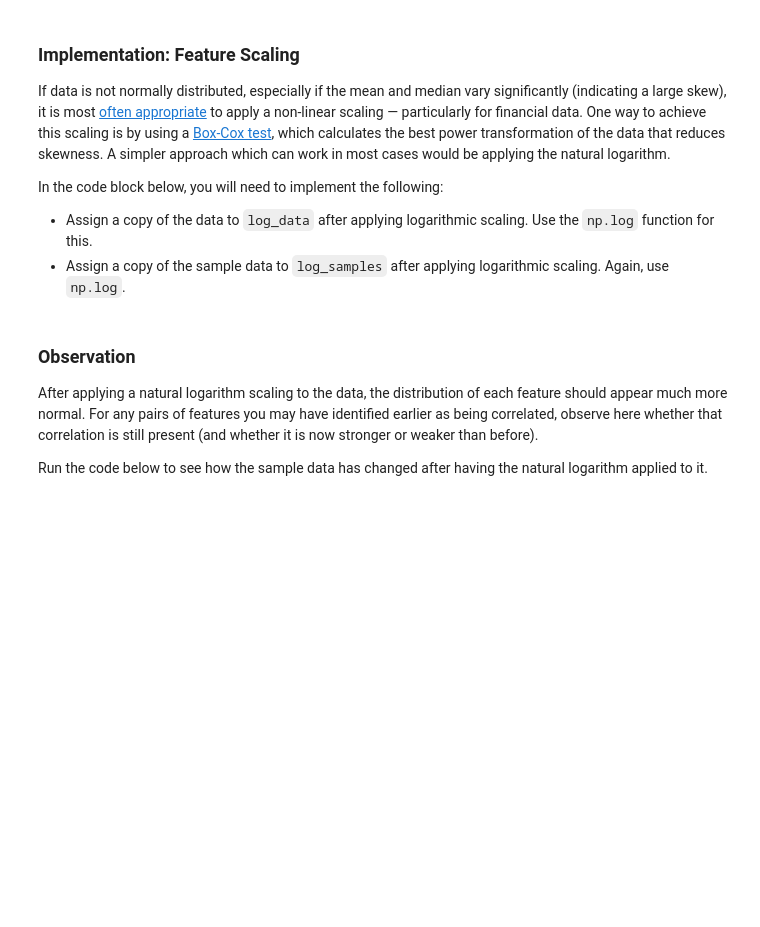
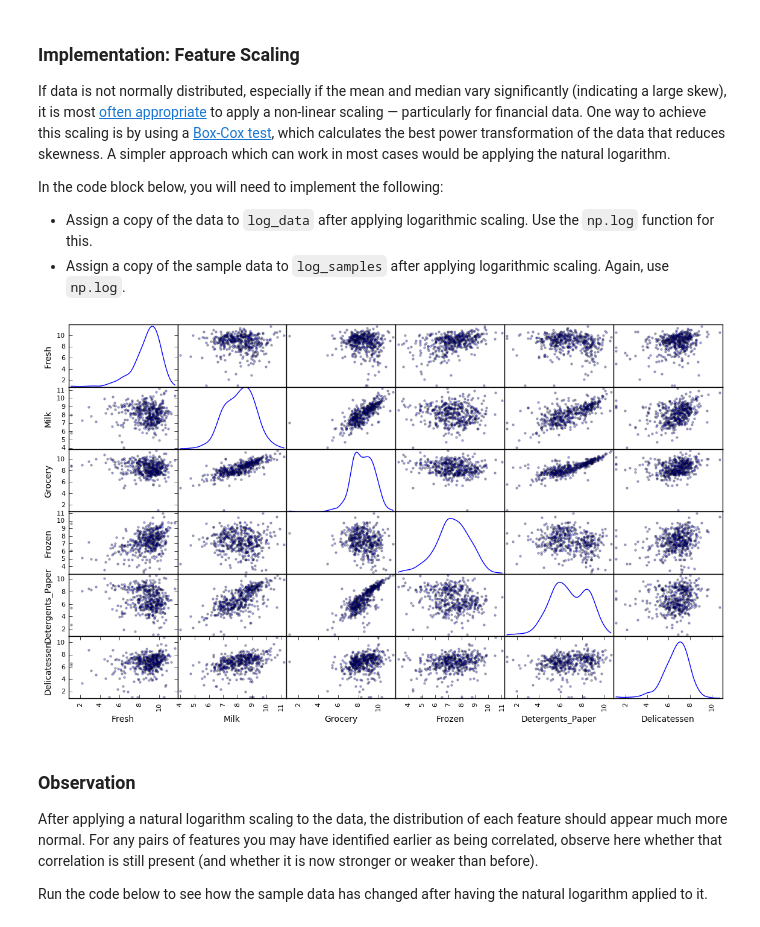
Before and after one commit to Vaultica/Projects, a Jupyter notebook: machine-learning/projects/customer_segments/customer_segments.ipynb, the cells around one changed output. Saved outputs shown, nothing was run; the diff lists cells and outputs as text; code cells hidden in the pictures; blank space fills up the shorter version.

```diff
--- a/machine-learning/projects/customer_segments/customer_segments.ipynb
+++ b/machine-learning/projects/customer_segments/customer_segments.ipynb
@@ -60,7 +66,7 @@ display(data.describe())
 To get a better understanding of the customers and how their data will transform through the analysis, it would be best to select a few sample data points and explore them in more detail. In the code block below, add **three** indices of your choice to the `indices` list which will represent the customers to track. It is suggested to try different sets of samples until you obtain customers that vary significantly from one another.
 # %%
 # TODO: Select three indices of your choice you wish to sample from the dataset
-indices = []
+indices = [12, 111, 234]
 
 # Create a DataFrame of the chosen samples
 samples = pd.DataFrame(data.loc[indices], columns = data.keys()).reset_index(drop = True)
@@ -125,13 +151,15 @@ In the code block below, you will need to implement the following:
  - Assign a copy of the sample data to `log_samples` after applying logarithmic scaling. Again, use `np.log`.
 # %%
 # TODO: Scale the data using the natural logarithm
-log_data = None
+log_data = np.log(data)
 
 # TODO: Scale the sample data using the natural logarithm
-log_samples = None
+log_samples = np.log(samples)
 
 # Produce a scatter matrix for each pair of newly-transformed features
 pd.scatter_matrix(log_data, alpha = 0.3, figsize = (14,8), diagonal = 'kde');
+# %% [output]
+[figure, added]
 # %% [markdown]
 ### Observation
 After applying a natural logarithm scaling to the data, the distribution of each feature should appear much more normal. For any pairs of features you may have identified earlier as being correlated, observe here whether that correlation is still present (and whether it is now stronger or weaker than before).
```
Also changed, not shown: parts of 19 cells of this notebook.
